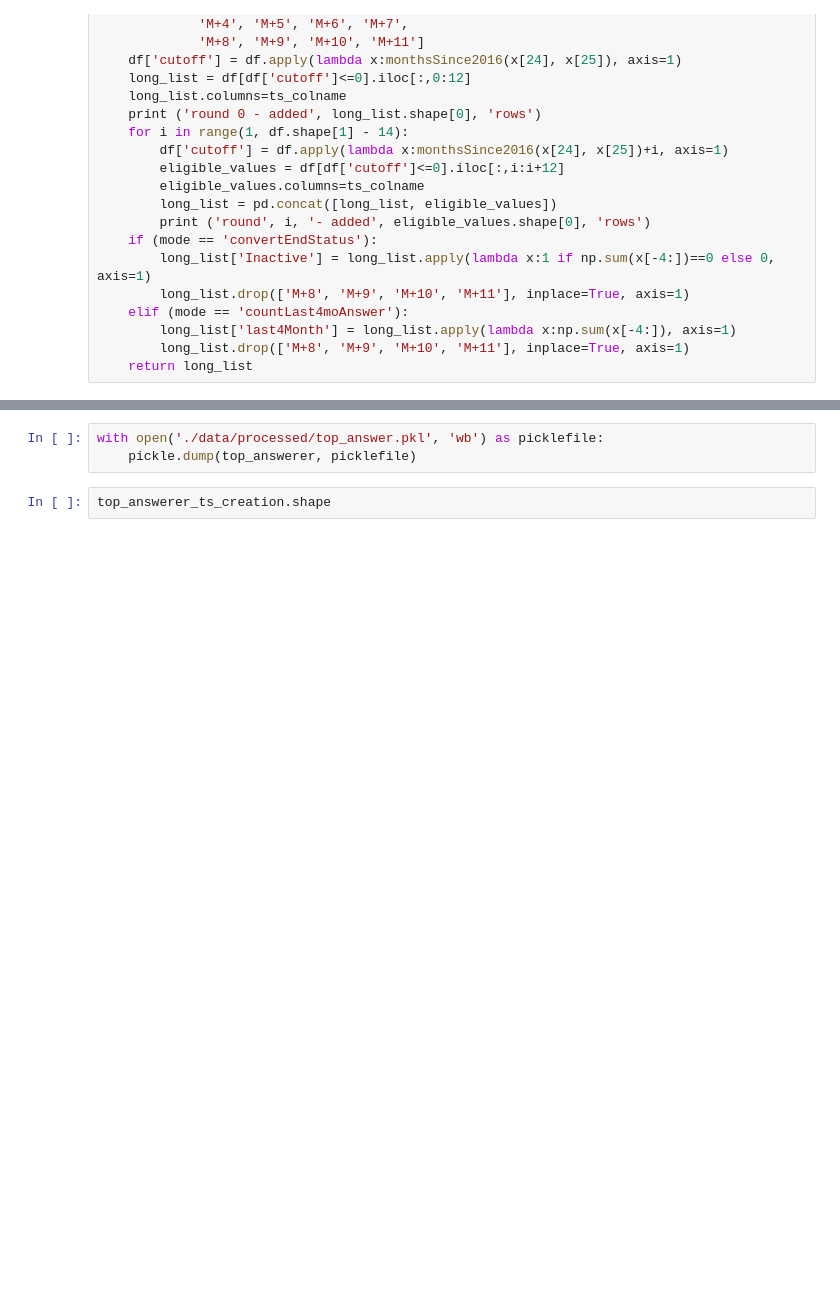
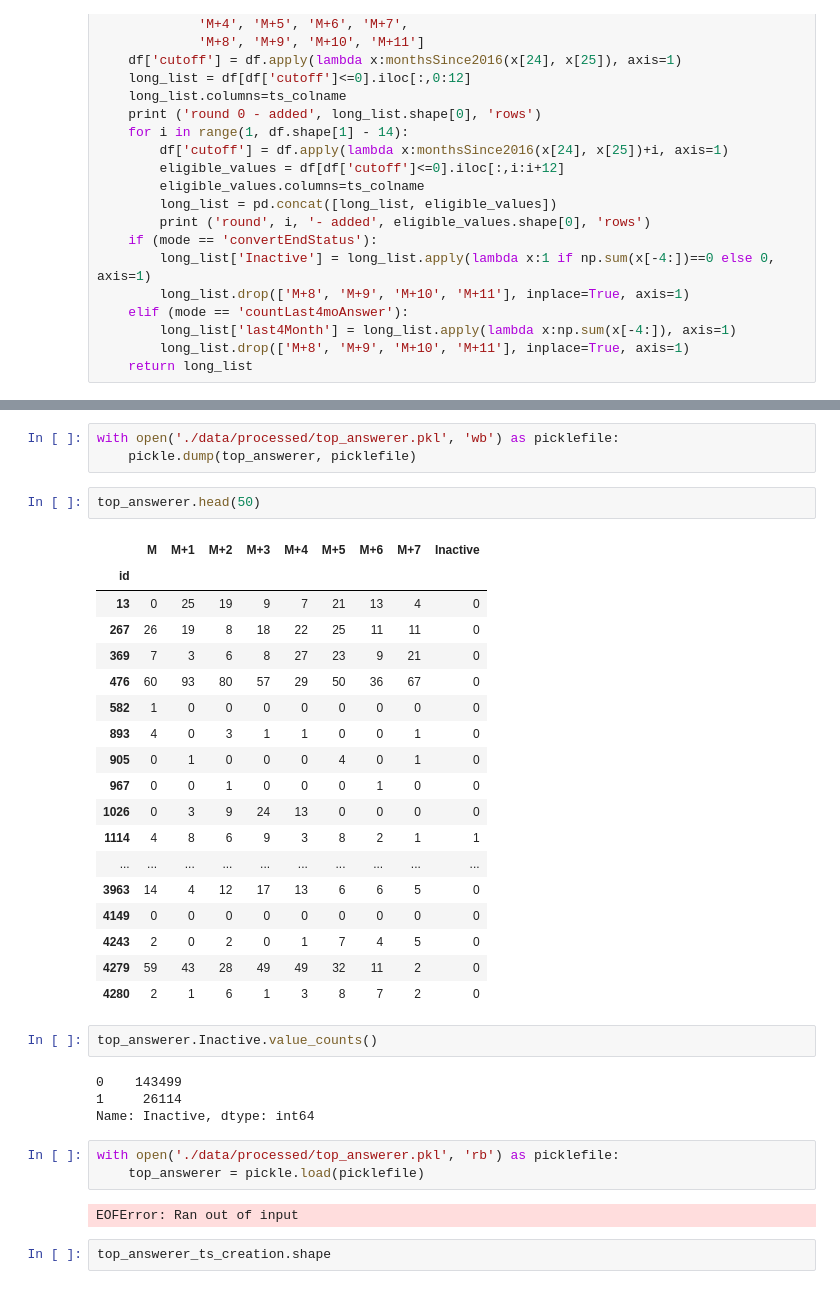
Before and after one commit to leomaxx/StackOverflowChurnAnalysis, a Jupyter notebook: 032_Answerer_time_lag.ipynb, the cells around one changed output, grey strips where cells are left out. Drawn from its saved outputs; the diff is of its cells as text; blank space fills up the shorter version.

```diff
--- a/032_Answerer_time_lag.ipynb
+++ b/032_Answerer_time_lag.ipynb
@@ -103,6 +125,38 @@ def build_timeseries(df, mode='convertEndStatus'):
 # %%
-with open('./data/processed/top_answer.pkl', 'wb') as picklefile:
+with open('./data/processed/top_answerer.pkl', 'wb') as picklefile:
     pickle.dump(top_answerer, picklefile)
+# %%
+top_answerer.head(50)
+# %% [output]
+|  | M | M+1 | M+2 | M+3 | M+4 | M+5 | M+6 | M+7 | Inactive |
+| id |  |  |  |  |  |  |  |  |  |
+| 13 | 0 | 25 | 19 | 9 | 7 | 21 | 13 | 4 | 0 |
+| 267 | 26 | 19 | 8 | 18 | 22 | 25 | 11 | 11 | 0 |
+| 369 | 7 | 3 | 6 | 8 | 27 | 23 | 9 | 21 | 0 |
+| 476 | 60 | 93 | 80 | 57 | 29 | 50 | 36 | 67 | 0 |
+| 582 | 1 | 0 | 0 | 0 | 0 | 0 | 0 | 0 | 0 |
+| 893 | 4 | 0 | 3 | 1 | 1 | 0 | 0 | 1 | 0 |
+| 905 | 0 | 1 | 0 | 0 | 0 | 4 | 0 | 1 | 0 |
+| 967 | 0 | 0 | 1 | 0 | 0 | 0 | 1 | 0 | 0 |
+| 1026 | 0 | 3 | 9 | 24 | 13 | 0 | 0 | 0 | 0 |
+| 1114 | 4 | 8 | 6 | 9 | 3 | 8 | 2 | 1 | 1 |
+| ... | ... | ... | ... | ... | ... | ... | ... | ... | ... |
+| 3963 | 14 | 4 | 12 | 17 | 13 | 6 | 6 | 5 | 0 |
+| 4149 | 0 | 0 | 0 | 0 | 0 | 0 | 0 | 0 | 0 |
+| 4243 | 2 | 0 | 2 | 0 | 1 | 7 | 4 | 5 | 0 |
+| 4279 | 59 | 43 | 28 | 49 | 49 | 32 | 11 | 2 | 0 |
+| 4280 | 2 | 1 | 6 | 1 | 3 | 8 | 7 | 2 | 0 |
+# %%
+top_answerer.Inactive.value_counts()
+# %% [output]
+0    143499
+1     26114
+Name: Inactive, dtype: int64
+# %%
+with open('./data/processed/top_answerer.pkl', 'rb') as picklefile:
+    top_answerer = pickle.load(picklefile)
+# %% [output]
+EOFError: Ran out of input
 # %%
 top_answerer_ts_creation.shape
 # %% [output]
```
Also changed, not shown: parts of 6 cells of this notebook, 11 other files.
